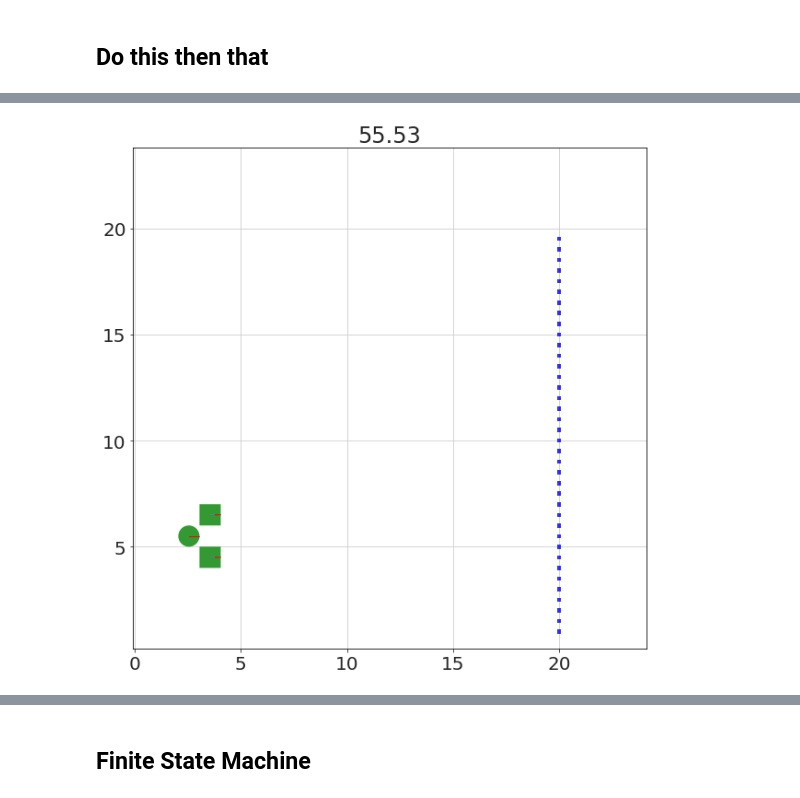
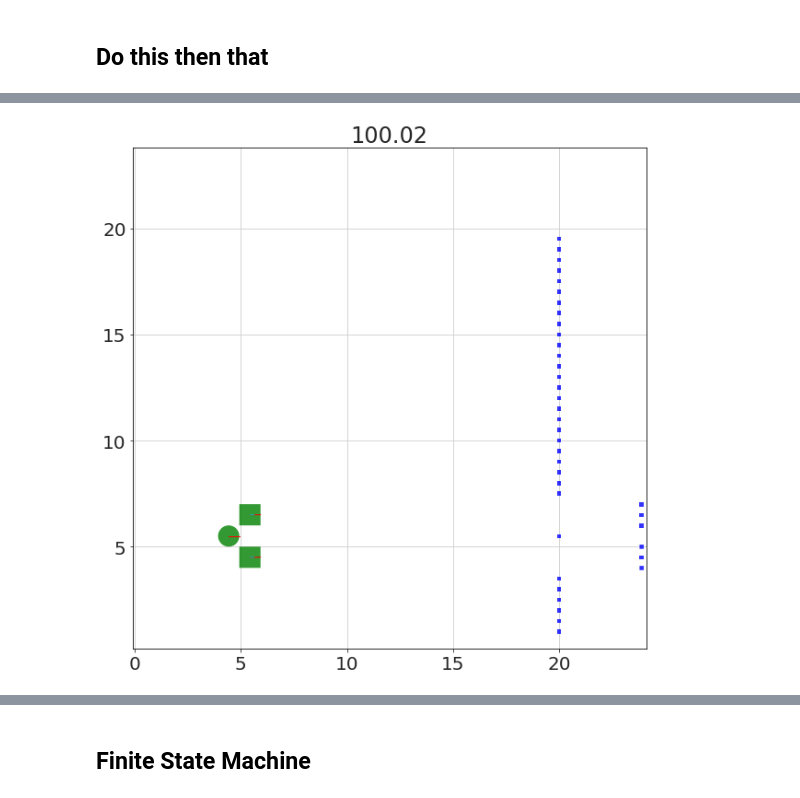
Before and after one commit to bblais/RobotSim373, a Jupyter notebook: Examples/Reaction - Linear Logic - Finite State Machine.ipynb, the cells around one changed output, grey strips where cells are left out. Drawn from its saved outputs; the diff is of its cells as text; code cells hidden in the pictures.

```diff
--- a/Examples/Reaction - Linear Logic - Finite State Machine.ipynb
+++ b/Examples/Reaction - Linear Logic - Finite State Machine.ipynb
@@ -105,17 +105,17 @@ def until_far(t,robot):
 # %%
 env=Environment(24,24)  # size of the environment
 robot=Robot(env)
 
 robot=build(robot)
 
 # put a bunch of blocks
 for y in arange(1,20,0.5):
     Box(env,20,y,width=0.2,height=0.2,density=0.01)
 
 run_sim(env,[forward,until_close,backward,until_far],
-        total_time=80,  # seconds
+        total_time=100,  # seconds
         dt=1/60,
         dt_display=.5,  # make this larger for a faster display
        )
 # %% [output]
-[figure, old version]
+[figure, new version]
```
Also changed, not shown: parts of 5 cells of this notebook, 2 other files.
